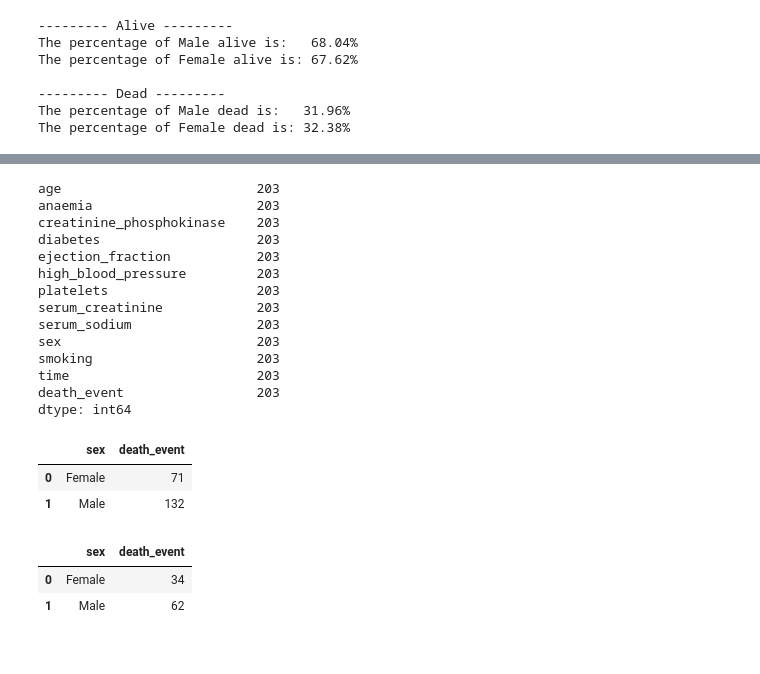
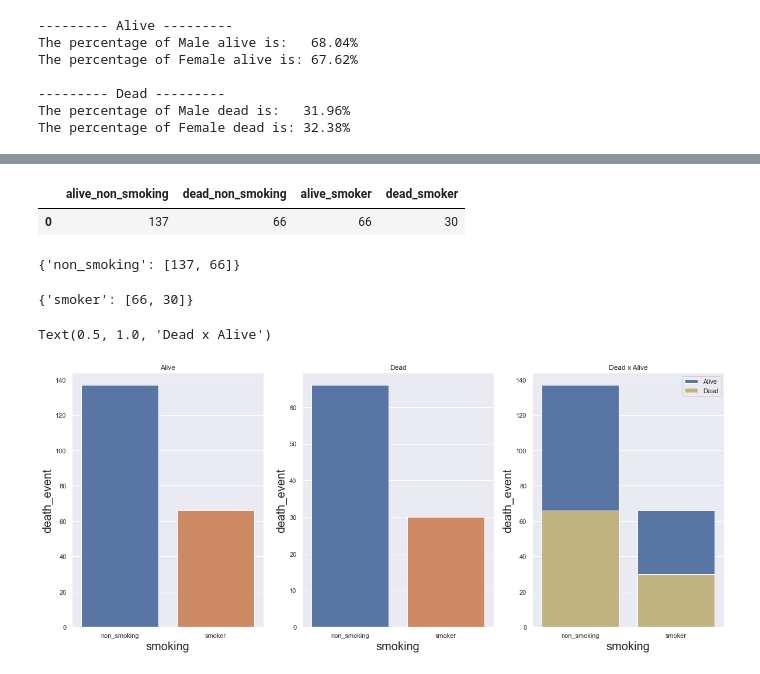
Before and after one commit to alexandrecalmon/cardiac_insufficiency, a Jupyter notebook: m04_v01_cardiac_insufficiency_prediction.ipynb, the cells around one changed output, grey strips where cells are left out. Saved outputs shown, nothing was run; the diff lists cells and outputs as text; code cells hidden in the pictures.

```diff
--- a/m04_v01_cardiac_insufficiency_prediction.ipynb
+++ b/m04_v01_cardiac_insufficiency_prediction.ipynb
@@ -382,29 +380,0 @@ df1.head()
-# %%
-aux1.count()
-# %% [output]
-age                         203
-anaemia                     203
-creatinine_phosphokinase    203
-diabetes                    203
-ejection_fraction           203
-high_blood_pressure         203
-platelets                   203
-serum_creatinine            203
-serum_sodium                203
-sex                         203
-smoking                     203
-time                        203
-death_event                 203
-dtype: int64
-# %%
-aux2
-# %% [output]
-|  | sex | death_event |
-| 0 | Female | 71 |
-| 1 | Male | 132 |
-# %%
-aux4
-# %% [output]
-|  | sex | death_event |
-| 0 | Female | 34 |
-| 1 | Male | 62 |
@@ -410,0 +391,38 @@ aux4
+# %%
+aux5.head()
+# %% [output]
+|  | alive_non_smoking | dead_non_smoking | alive_smoker | dead_smoker |
+| 0 | 137 | 66 | 66 | 30 |
+# %%
+non_smoking_soma = (aux5.loc[0][0] , aux5.loc[0][1])
+non_smoking_soma = list(non_smoking_soma)
+non_smoking_soma = {'non_smoking': non_smoking_soma}
+non_smoking_soma
+# %% [output]
+{'non_smoking': [137, 66]}
+# %%
+smoker_soma = (aux5.loc[0][2] , aux5.loc[0][3])
+smoker_soma = list(smoker_soma)
+smoker_soma = {'smoker': smoker_soma}
+smoker_soma
+# %% [output]
+{'smoker': [66, 30]}
+# %%
+plt.subplot(1,3,1)
+sns.barplot(x='smoking', y='death_event', data=aux2)
+plt.title('Alive')
+
+plt.subplot(1,3,2)
+sns.barplot(x='smoking', y='death_event', data=aux4)
+plt.title('Dead')
+
+plt.subplot(1,3,3)
+sns.barplot(x='smoking', y='death_event', data=aux2 , label = 'Alive', color = 'b')
+sns.barplot(x='smoking', y='death_event', data=aux4, label = 'Dead', color = 'y')
+plt.ylabel('death_event')
+plt.xlabel('smoking')
+plt.legend()
+plt.title('Dead x Alive')
+# %% [output]
+Text(0.5, 1.0, 'Dead x Alive')
+[figure, added]
```
Also changed, not shown: parts of 28 cells of this notebook.
